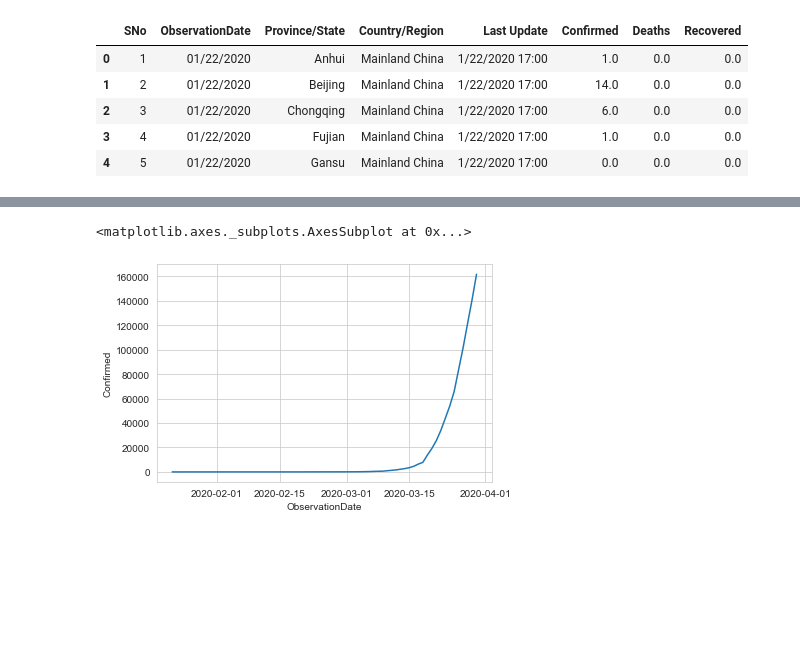
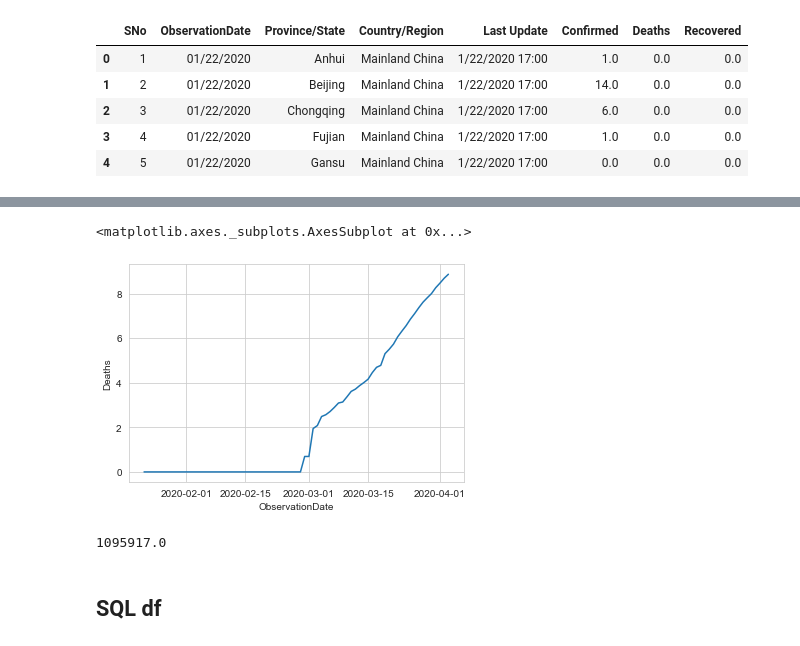
Before and after one commit to eeshsingh123/Covid19_Analysis, a Jupyter notebook: concepts/covid_19_analysis_wordwide.ipynb, the cells around one changed output, grey strips where cells are left out. Cells and saved outputs as stored; diff of their text form; code cells hidden in the pictures; blank space fills up the shorter version.

```diff
--- a/concepts/covid_19_analysis_wordwide.ipynb
+++ b/concepts/covid_19_analysis_wordwide.ipynb
@@ -76,2 +82,2 @@ cl_list = [k for k, _ in Counter(covid_data["Country/Region"]).most_common(150)]
 # %%
-dff =covid_data[covid_data["Country/Region"] == cl_list[1]].groupby("ObservationDate").agg({"Confirmed":"sum", "Deaths": "sum", "Recovered": "sum"}).reset_index()
+dff =covid_data.groupby("ObservationDate").agg({"Confirmed":"sum", "Deaths": "sum", "Recovered": "sum"}).reset_index()
@@ -78,5 +99,11 @@ dff =covid_data[covid_data["Country/Region"] == cl_list[1]].groupby("Observation
 # %%
-sns.lineplot(x=dff["ObservationDate"], y=dff["Confirmed"])
+sns.lineplot(x=dff["ObservationDate"], y=np.log1p(dff["Deaths"]))
 # %% [output]
 <matplotlib.axes._subplots.AxesSubplot at 0x...>
-[figure, old version]
+[figure, new version]
+# %%
+int(dff.iloc[-1,1])
+# %% [output]
+1095917.0
+# %% [markdown]
+## SQL df
```
Also changed, not shown: parts of 11 cells of this notebook, 11 other files.
